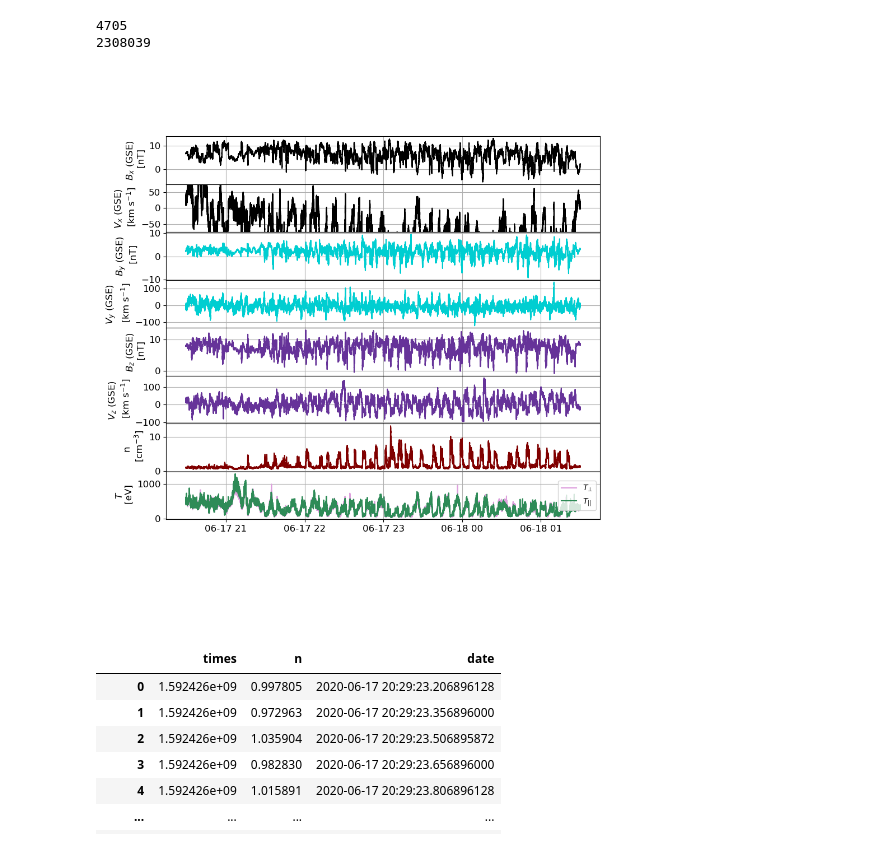
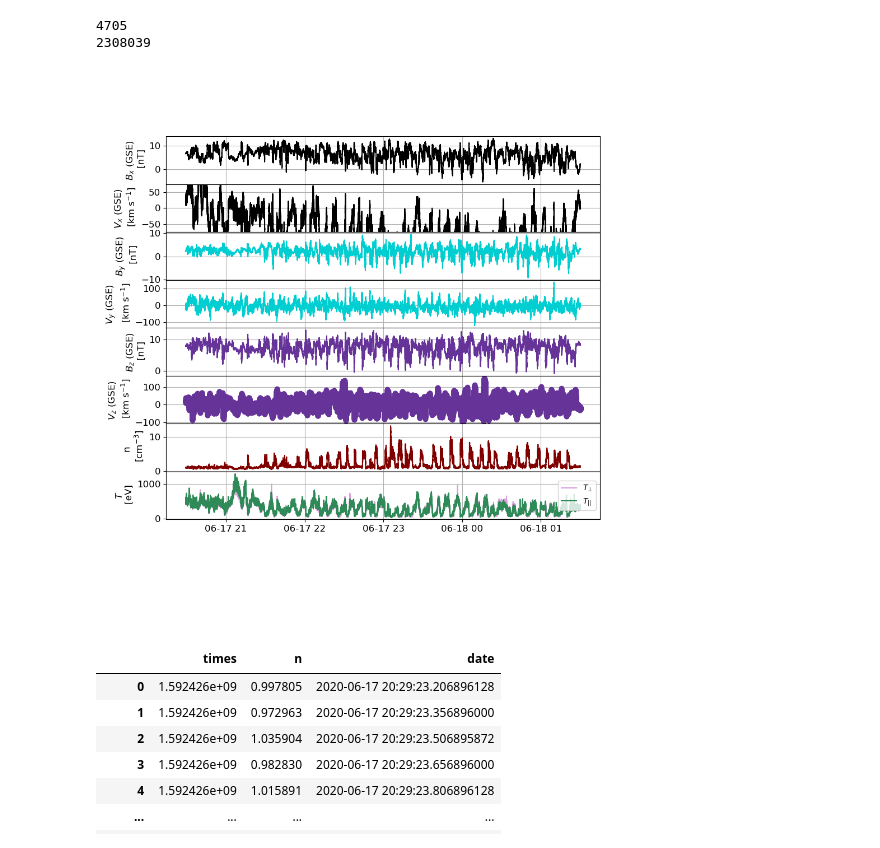
Before and after one commit to ChristyNova/MMS_KHI_Magnetic_Reconnection, a Jupyter notebook: FFT_of_KH_wave_CLL.ipynb, the cells around one changed output. Saved outputs shown, nothing was run; the diff lists cells and outputs as text; code cells hidden in the pictures.

```diff
--- a/FFT_of_KH_wave_CLL.ipynb
+++ b/FFT_of_KH_wave_CLL.ipynb
@@ -128,7 +128,7 @@ ax_Bz.grid('on')
 
 #Vz GSE
 ax_Vz = fig.add_subplot(916,sharex = ax_Bx)
-ax_Vz.plot(MMS2_V['date'],MMS2_V['Vz'], label='$V_z$', color ='rebeccapurple')
+ax_Vz.plot(MMS2_V['date'],MMS2_V['Vz'], label='$V_z$',marker='o', color ='rebeccapurple')
 ax_Vz.set_ylabel('$V_z$ (GSE) \n [km s$^{-1}$]')
 ax_Vz.grid('on')
 
@@ -171,34 +171,34 @@ ax_T.legend(loc='center right',fontsize='small')
 # #ax2.set_xticks([])
 # #plt.grid('on')
 # ax3 = fig.add_subplot(513)
 # ax3.plot(MMS2_Tpara['date'],MMS2_Tpara['Tpara'], label='$T_{||}$')
 # ax3.set_ylabel('$T_{||}$ \n [eV]')
 # ax3.grid('on')
 # #ax3.set_xticks([])
 # #plt.grid('on')
 # ax4 = fig.add_subplot(514)
 # ax4.plot(MMS2_Tperp['date'],MMS2_Tperp['Tperp'], label='$T_{⊥}$')
 # ax4.set_ylabel('$T_{⊥}$ \n [eV]')
 # ax4.grid('on')
 # #ax4.set_xticks([])
 # #plt.grid('on')
 # ax5 = fig.add_subplot(515)
 # ax5.plot(MMS2_V['date'],MMS2_V['Vx'], label='$V_x$')
 # ax5.plot(MMS2_V['date'],MMS2_V['Vy'], label='$V_y$')
 # ax5.plot(MMS2_V['date'],MMS2_V['Vz'], label='$V_z$')
 # ax5.set_ylabel('$V}$ \n [km s$^{-1}$]')
 # ax5.grid('on')
 
 plt.subplots_adjust(hspace=0.0)
 
 #plt.legend()
 #plt.grid('on')
 
 plt.show()
 # plt.close()
 #fig.savefig('Full_time_period_data')
 # %% [output]
-[figure, old version]
+[figure, new version]
 # %%
 MMS2_n
 # %% [output]
```
Also changed, not shown: parts of 2 cells of this notebook, 13 other files.
